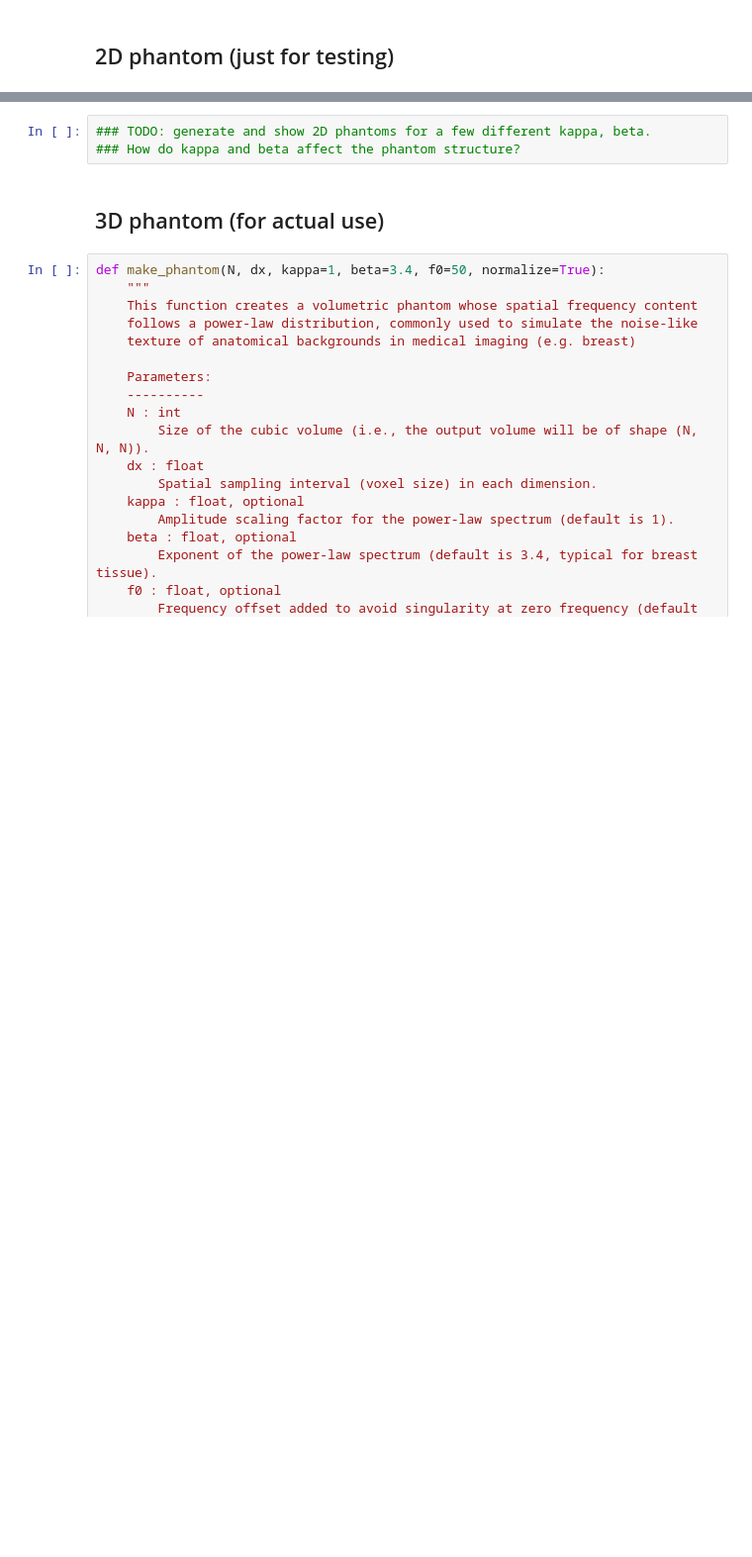
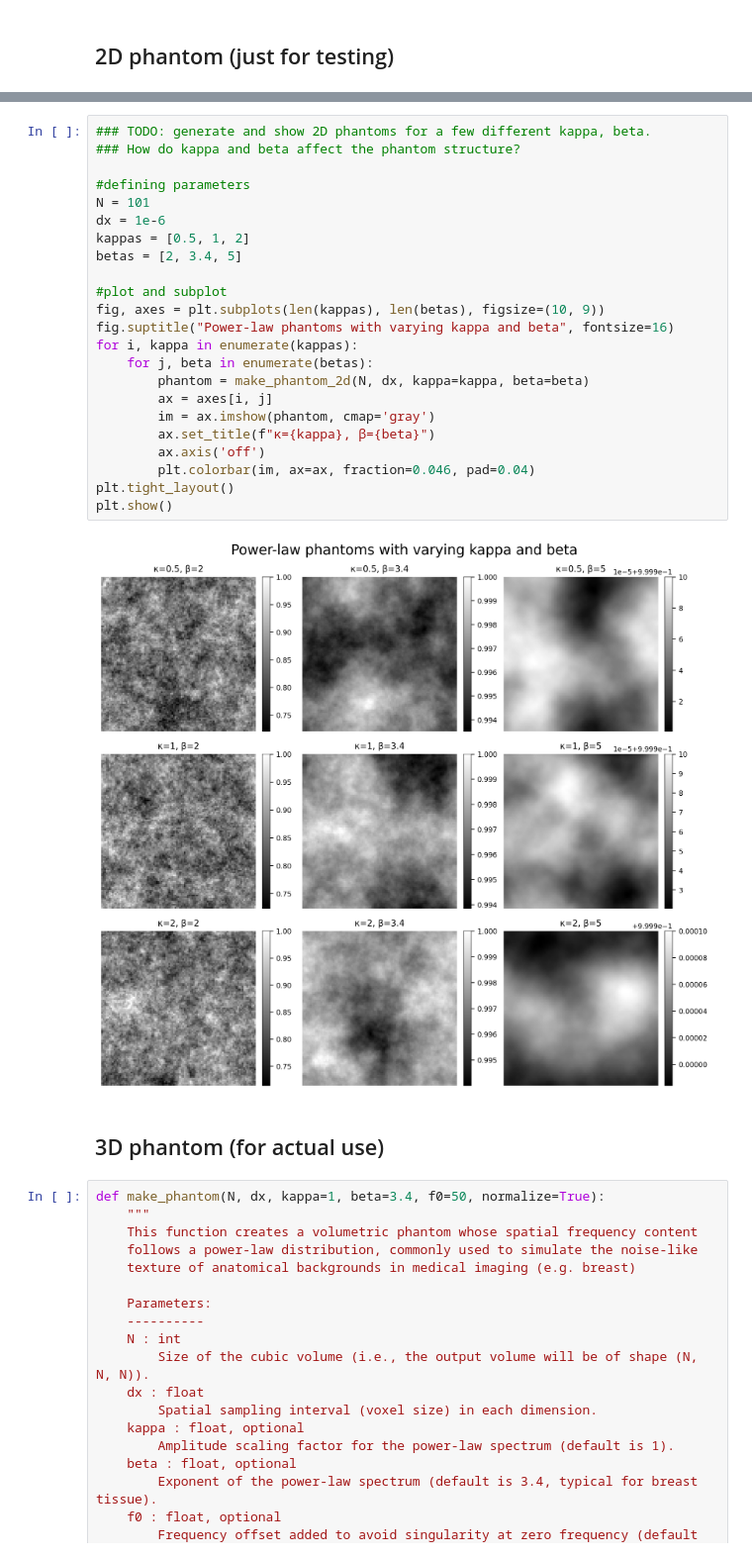
Before and after one commit to gjadick/xpc-mammo, a Jupyter notebook: phantom.ipynb, the cells around one changed output, grey strips where cells are left out. Shown at 99% size. Saved outputs shown, nothing was run; the diff lists cells and outputs as text; blank space fills up the shorter version.

```diff
--- a/phantom.ipynb
+++ b/phantom.ipynb
@@ -177,6 +273,28 @@ plt.show()
 # %%
 ### TODO: generate and show 2D phantoms for a few different kappa, beta.
 ### How do kappa and beta affect the phantom structure?
+
+#defining parameters
+N = 101
+dx = 1e-6
+kappas = [0.5, 1, 2]
+betas = [2, 3.4, 5]
+
+#plot and subplot
+fig, axes = plt.subplots(len(kappas), len(betas), figsize=(10, 9))
+fig.suptitle("Power-law phantoms with varying kappa and beta", fontsize=16)
+for i, kappa in enumerate(kappas):
+    for j, beta in enumerate(betas):
+        phantom = make_phantom_2d(N, dx, kappa=kappa, beta=beta)
+        ax = axes[i, j]
+        im = ax.imshow(phantom, cmap='gray')
+        ax.set_title(f"κ={kappa}, β={beta}")
+        ax.axis('off')
+        plt.colorbar(im, ax=ax, fraction=0.046, pad=0.04)
+plt.tight_layout()
+plt.show()
+# %% [output]
+[figure, added]
 # %% [markdown]
 ## 3D phantom (for actual use)
 # %%
```
Also changed, not shown: parts of 6 cells of this notebook, 1 other file.
